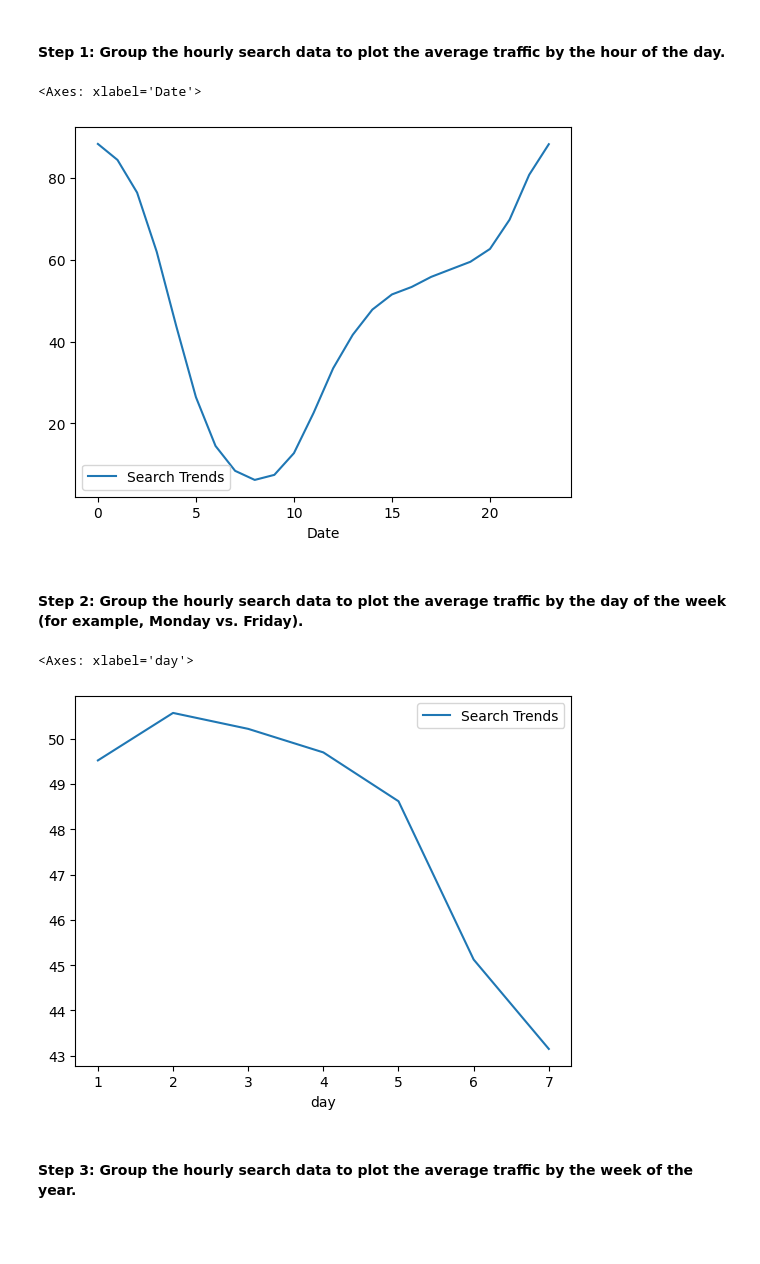
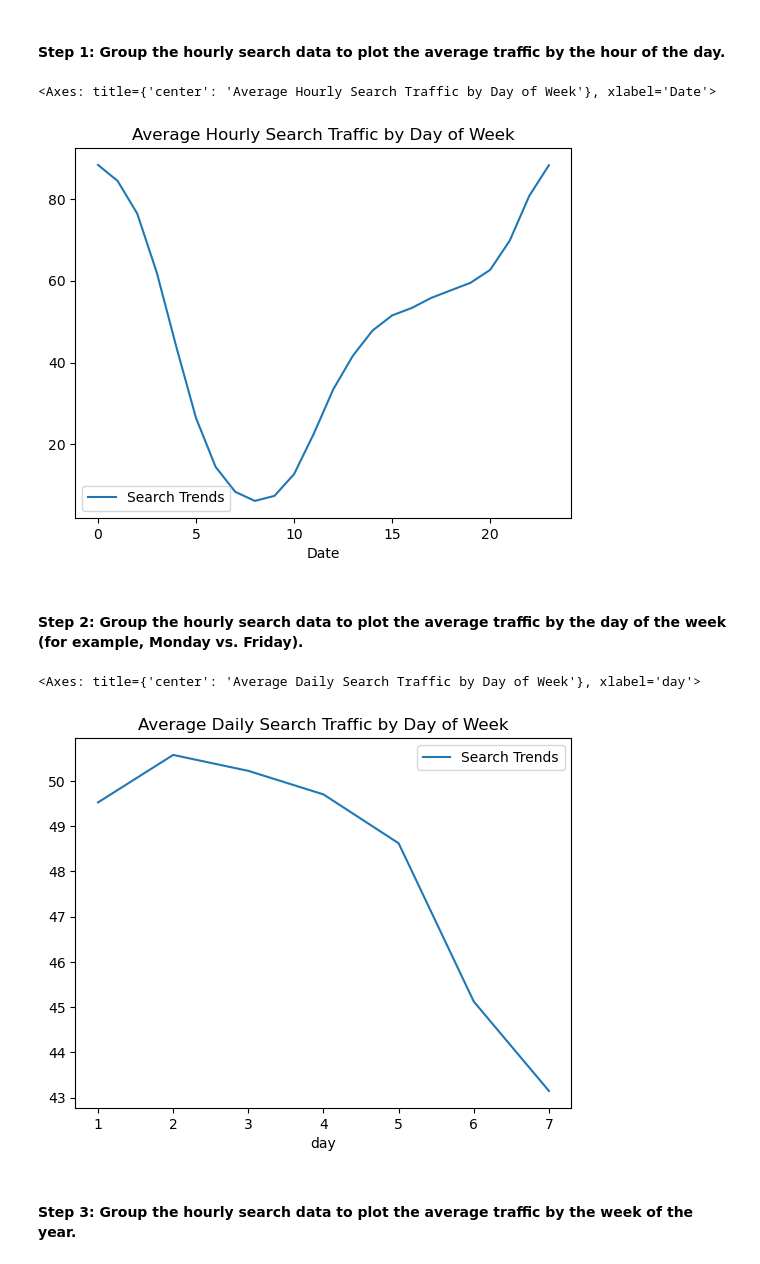
Before and after one commit to dailyinvention/prophet-challenge, a Jupyter notebook: forecasting_net_prophet.ipynb, the cells around one changed output. Cells and saved outputs as stored; diff of their text form; code cells hidden in the pictures; blank space fills up the shorter version.

```diff
--- a/forecasting_net_prophet.ipynb
+++ b/forecasting_net_prophet.ipynb
@@ -157,16 +157,20 @@ To that end, you want to mine the search traffic data for predictable seasonal p
 #### Step 1: Group the hourly search data to plot the average traffic by the hour of the day.
 # %%
 # Group the hourly search data to plot the average traffic by the day of week, using `df.index.hour`
+hourly_traffic = df_mercado_trends.groupby(df_mercado_trends.index.hour).mean()
+hourly_traffic.plot(title="Average Hourly Search Traffic by Day of Week")
 # %% [output]
-<Axes: xlabel='Date'>
+<Axes: title={'center': 'Average Hourly Search Traffic by Day of Week'}, xlabel='Date'>
-[figure, old version]
+[figure, new version]
 # %% [markdown]
 #### Step 2: Group the hourly search data to plot the average traffic by the day of the week (for example, Monday vs. Friday).
 # %%
 # Group the hourly search data to plot the average traffic by the day of week, using `df.index.isocalendar().day`.
+day_of_week_traffic = df_mercado_trends.groupby(df_mercado_trends.index.isocalendar().day).mean()
+day_of_week_traffic.plot(title="Average Daily Search Traffic by Day of Week")
 # %% [output]
-<Axes: xlabel='day'>
+<Axes: title={'center': 'Average Daily Search Traffic by Day of Week'}, xlabel='day'>
-[figure, old version]
+[figure, new version]
 # %% [markdown]
 #### Step 3: Group the hourly search data to plot the average traffic by the week of the year.
 # %%
```
Also changed, not shown: parts of 2 cells of this notebook.
